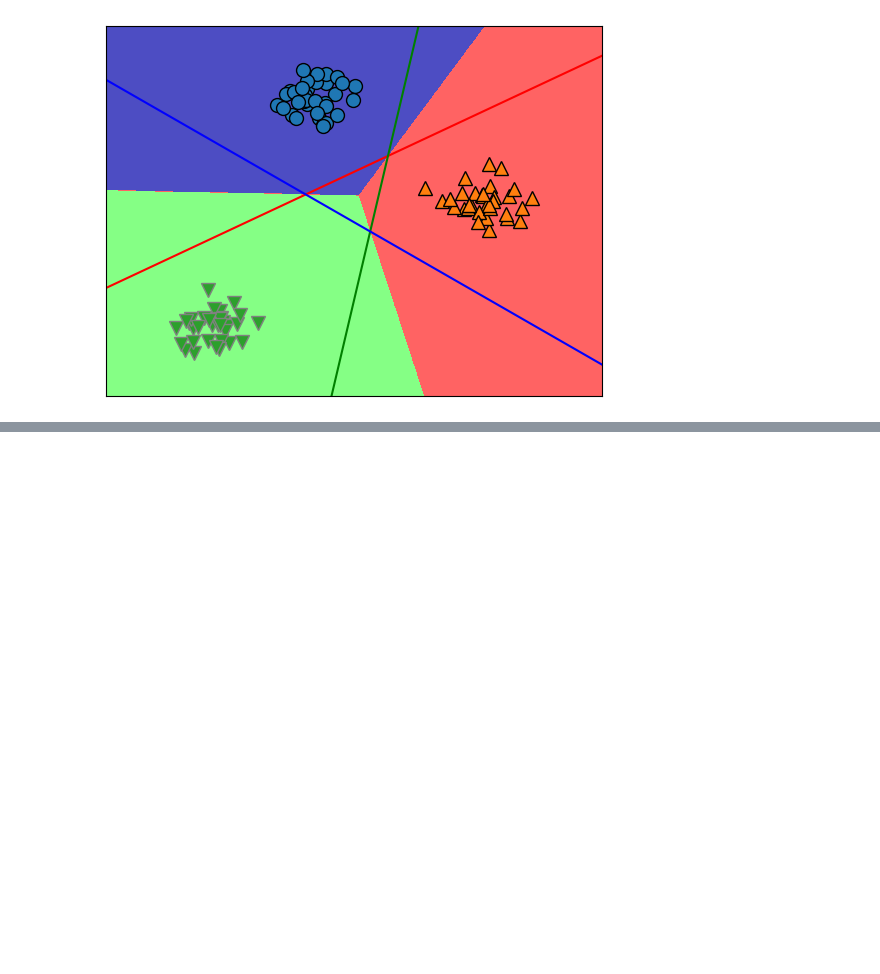
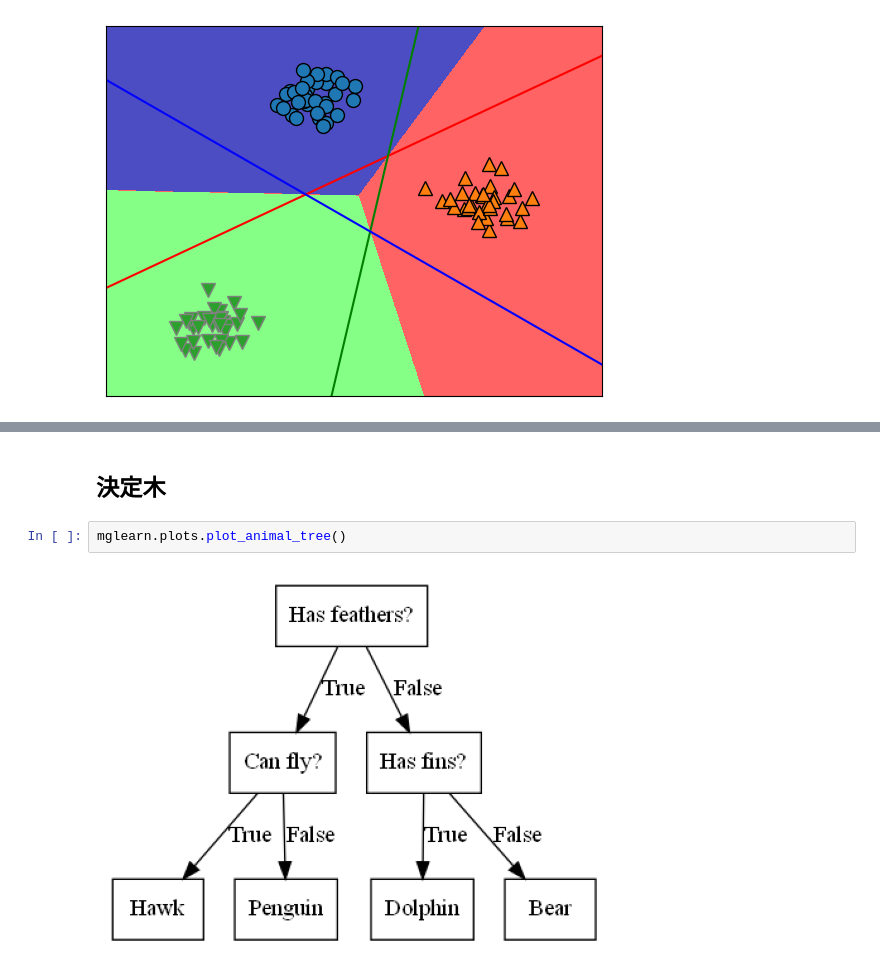
Before and after one commit to sukesantsu0930/AI_practice, a Jupyter notebook: scikit_learn_textbook.ipynb, the cells around one changed output, grey strips where cells are left out. Saved outputs shown, nothing was run; the diff lists cells and outputs as text; blank space fills up the shorter version.

```diff
--- a/scikit_learn_textbook.ipynb
+++ b/scikit_learn_textbook.ipynb
@@ -592,0 +610,6 @@ mglearn.plots.plot_2d_classification(linear_svm_4,X,fill=True,alpha=.7)
+# %% [markdown]
+## 決定木
+# %%
+mglearn.plots.plot_animal_tree()
+# %% [output]
+[figure, added]
```
Also changed, not shown: parts of 18 cells of this notebook, 7 other files.
